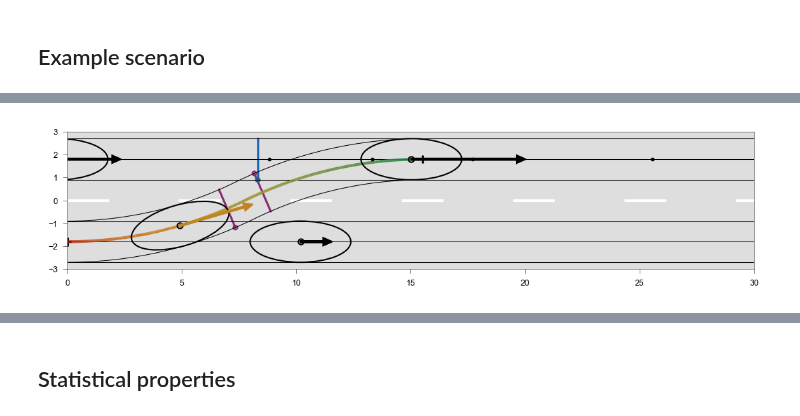
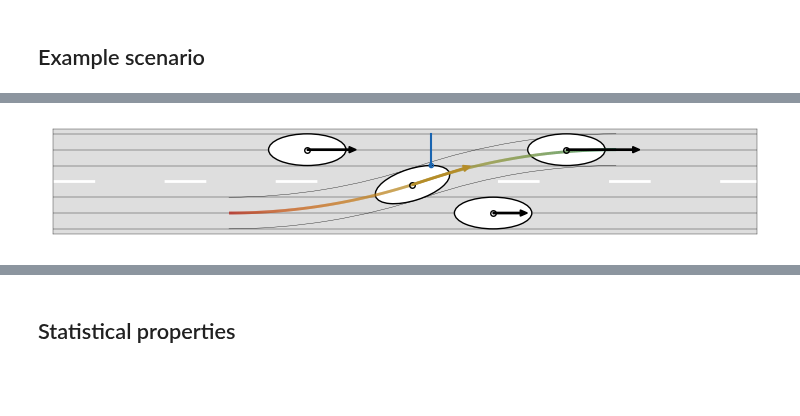
Before and after one commit to EPFL-ENAC/LUTS-pneuma-simulator, a Jupyter notebook: notebooks/discrete.ipynb, the cells around one changed output, grey strips where cells are left out. Saved outputs shown, nothing was run; the diff lists cells and outputs as text; code cells hidden in the pictures; blank space fills up the shorter version.

```diff
--- a/notebooks/discrete.ipynb
+++ b/notebooks/discrete.ipynb
@@ -819,8 +759,6 @@ def find_critical_phi(
     except Exception:
         return None, None, None, None, None, None
 # %%
-seed = 10
-rng = default_rng(seed)
 LC = False
 phi_c, Dt_c, Dt_f_min, Dt_f_max, Dt_ell_min, Dt_ell_max = find_critical_phi(
     s_check_ell_hat, s_check_f, v_check, v_ell_hat, v_f, lam, v0, s0, lam_f, v0_f, s0_f,phi_min, phi_max
@@ -851,7 +789,7 @@ else:
     # Time duration of maneuver
     if Dt_ell < Dt_max:
         if Dt_ell < Dt_f:
-            Dt = (Dt_ell + min(Dt_max, Dt_f)) / 2#rng.uniform(low=Dt_ell, high=min(Dt_max, Dt_f))
+            Dt = Dt_ell
         else:
             Dt = (Dt_ell + Dt_f) / 2
         # terminal x position
@@ -994,13 +953,16 @@ v_t, theta_t, x_t, y_t = flow_branch_generic(v_check, 0, x_check, y_check, a, R,
 v_star, theta_star_eval, x_star, _ = flow_branch_generic(v_check, 0.0, x_check, y_check, a, R, t_star, -sign(y_check))
 # %%
 %matplotlib inline
+moment = t_2_hat
 if LC:
     # --- Figure setup ---
-    fig, ax = plt.subplots(figsize=(18*cm, 5*cm), dpi=150)
+
     ymin, ymax = -3, 3
+    fig, ax = plt.subplots(figsize=(18*cm, 3*cm))
     ax.set_aspect("equal")
-    ax.set_xlim(0, 30)
-    ax.set_xticks(arange(0, 35, 5))
+    ax.set_xlim(-10, 30)
+    ax.set_xticks([])
+    ax.set_yticks([])
     plt.ylim(ymin, ymax)
     fig.tight_layout(pad=0)
     fig.canvas.header_visible = False
@@ -1009,7 +971,7 @@ if LC:
     ax.axhspan(ymin, ymax, facecolor=grey, zorder=-10)
     ax.axhline(0, color="w", lw=2, ls=(0, (15, 25)), zorder=0)
     for ypos in (-W/2 - w, -W/2, -W/2 + w, W/2 - w, W/2, W/2 + w):
-        ax.axhline(ypos, color="k", lw=0.5, ls="-", zorder=1)
+        ax.axhline(ypos, color="k", lw=0.25, ls="-", zorder=0)
 
     # --- Arcs ---
     if y_check > 0:
@@ -1020,29 +982,24 @@ if LC:
         theta21, theta22 = 90, 90 + degrees(phi_star)
 
     r_min, r_max = R - w, R + w
-    arc_params = dict(zorder=100, color='k', lw=0.5)
+    arc_params = dict(zorder=0, color='k', lw=0.25)
     ax.add_patch(Arc((x_check, y_0), r_min*2, r_min*2, theta1=theta11, theta2=theta12, **arc_params))
     ax.add_patch(Arc((x_check, y_0), r_max*2, r_max*2, theta1=theta11, theta2=theta12, **arc_params))
     ax.add_patch(Arc((x_hat, -y_0), r_min*2, r_min*2, theta1=theta21, theta2=theta22, **arc_params))
     ax.add_patch(Arc((x_hat, -y_0), r_max*2, r_max*2, theta1=theta21, theta2=theta22, **arc_params))
 
     # --- Markers ---
-    ax.scatter([x_check, x_hat], [y_check, y_hat], marker="+", ec="k", fc="none", zorder=1)
+    #ax.scatter([x_check, x_hat], [y_check, y_hat], marker="+", ec="k", fc="none", zorder=1)
 
     # --- Trajectory line ---
-    colored_line(x_arr, y_arr, v_arr, ax=ax, zorder=1, cmap=cmap, lw=2, clip_on=False)
-
-    # --- Terminal markers ---
-    for pos in [x_f + v_f*Dt + s, x_f + v_f*Dt + s + vo(v_f, lam_f, v0_f, s0_f),
-                x_hat + s, x_hat + s + vo(v_hat, lam, v0, s0)]:
-        ax.scatter(pos, y_hat, zorder=1, c='k', s=3)
+    colored_line(x_arr, y_arr, v_arr, ax=ax, zorder=1,cmap=cmap, lw=2, clip_on=False)
 
     # --- Ellipses ---
     ellipses = [
-        Ellipse((x_check, y_check), 2*s, 2*w, angle=0, ec="k", fc='none'),
-        Ellipse((x_f, -y_check), 2*s, 2*w, angle=0, ec="k", fc='none'),
-        Ellipse((x_check_ell_hat, -y_check), 2*s, 2*w, angle=0, ec="k", fc='none'),
-        Ellipse((x_check_ell_check, y_check), 2*s, 2*w, angle=0, ec="k", fc='none')
+        Ellipse((x_check, y_check), 2*s, 2*w, angle=0, ec="k", fc='w', zorder=0),
+        Ellipse((x_f, -y_check), 2*s, 2*w, angle=0, ec="k", fc='w', zorder=0),
+        Ellipse((x_check_ell_hat, -y_check), 2*s, 2*w, angle=0, ec="k", fc='w', zorder=0),
+        Ellipse((x_check_ell_check, y_check), 2*s, 2*w, angle=0, ec="k", fc='w', zorder=0)
     ]
     for e in ellipses:
         ax.add_patch(e)
@@ -1058,21 +1015,28 @@ if LC:
     cmap_obj = get_cmap(cmap)
 
     # --- Detectors ---
-    plt.scatter(x_hat - p + x_p, y_hat + sign(y_check)*y_p, ec=dark_purple, fc="none", marker=".", zorder=0)
-    plt.scatter(x_check + p - x_p, -y_hat - sign(y_check)* y_p, ec=dark_purple, fc="none", marker=".", zorder=0)
-    plt.plot((x_hat - p + x_p, offset_x_hat), (y_hat + sign(y_check)*y_p, offset_y_hat),
-            c=dark_purple, ls='-', lw=1.5, zorder=0)
-    plt.plot(
-        (x_check + p - x_p, offset_x_check),
-        (-y_hat - sign(y_check)* y_p, offset_y_check),
-        c=dark_purple,
-        ls='-',
-        lw=1.5,
-        zorder=0,
-    )
-    plt.scatter(x_imath + x_psi, y_imath + y_psi, ec=dark_blue, fc="none", marker=".", zorder=0)
-    plt.plot((x_imath + x_psi, x_imath + x_psi), (sign(y_hat)*w, sign(y_hat)*3*w),
-            c=dark_blue, ls='-', lw=1.5, zorder=0)
+    show_detectors = 'up'
+    # Upper detector
+    if moment in [t_1_ell_hat, t_2_hat]:
+        plt.scatter(x_imath + x_psi, y_imath + y_psi, ec=dark_blue, fc="none", marker=".", zorder=0)
+        plt.plot((x_imath + x_psi, x_imath + x_psi), (sign(y_hat)*w, sign(y_hat)*3*w),
+                c=dark_blue, ls='-', lw=1.5, zorder=0)
+    # Mid detector
+    if moment in [t_1, t_2f]:
+        plt.scatter(x_hat - p + x_p, y_hat + sign(y_check)*y_p, ec=dark_blue, fc="none", marker=".", zorder=0)
+        plt.plot((x_hat - p + x_p, offset_x_hat), (y_hat + sign(y_check)*y_p, offset_y_hat),
+                c=dark_blue, ls='-', lw=1.5, zorder=0)
+    # Lower detector
+    if moment in [t_1_ell_check, t_2_check]:
+        plt.scatter(x_check + p - x_p, -y_hat - sign(y_check)* y_p, ec=dark_blue, fc="none", marker=".", zorder=0)
+        plt.plot(
+            (x_check + p - x_p, offset_x_check),
+            (-y_hat - sign(y_check)* y_p, offset_y_check),
+            c=dark_blue,
+            ls='-',
+            lw=1.5,
+            zorder=0,
+        )
 
     # --- Initialize arrows as None (all same style in update) ---
     vel_arrow = None       # main ellipse
@@ -1084,7 +1048,7 @@ if LC:
 
     # --- Update function ---
     def update(t=0):
-        global vel_arrow, ell_hat_arrow, ell_check_arrow, follower_arrow
+        #global vel_arrow, ell_hat_arrow, ell_check_arrow, follower_arrow
         # Exact flow evaluation
         if t<=t_star:
             v_t, theta_t, ell_x, ell_y = flow_branch_generic(v_check, 0, x_check, y_check, a, R, t, -sign(y_check))
@@ -1105,36 +1069,44 @@ if LC:
         ell_check_center.set_data(x_check_ell_check + v_ell_check*t, y_check)
 
         # Main colored arrow
         dx, dy = v_t*cos(deg2rad(ell_angle)), v_t*sin(deg2rad(ell_angle))
         vel_arrow = FancyArrow(ell_x, ell_y, dx, dy,
                             width=0.075, head_width=0.35, head_length=0.4,
                             fc=cmap_obj(norm(v_t)), ec=cmap_obj(norm(v_t)),
                             zorder=200, length_includes_head=True)
         ax.add_patch(vel_arrow)
 
         # Black arrows for constant-speed vehicles
         ell_hat_arrow = FancyArrow(x_check_ell_hat + v_ell_hat*t, -y_check, v_ell_hat, 0,
                                 width=0.075, head_width=0.35, head_length=0.4,
                                 fc='k', ec='k', zorder=200, length_includes_head=True)
         ell_check_arrow = FancyArrow(x_check_ell_check + v_ell_check*t, y_check, v_ell_check, 0,
                                 width=0.075, head_width=0.35, head_length=0.4,
                                 fc='k', ec='k', zorder=200, length_includes_head=True)
         follower_arrow = FancyArrow(x_f + v_f*t, -y_check, v_f, 0,
                                     width=0.075, head_width=0.35, head_length=0.4,
                                     fc='k', ec='k', zorder=200, length_includes_head=True)
         ax.add_patch(ell_hat_arrow)
         ax.add_patch(ell_check_arrow)
         ax.add_patch(follower_arrow)
 
-        fig.canvas.draw_idle()
+        #fig.canvas.draw_idle()
 
 
 
     # --- Draw initial frame ---
-    update(t_2_check)
+    update(moment)
+    fig.tight_layout(pad=0)
+    plt.savefig(
+        f"./output/sketches/lc_{round(moment,2)}.pdf",
+        format="pdf",
+        transparent=True,
+        bbox_inches="tight",
+        pad_inches=0.01,
+    )
     plt.show()
 # %% [output]
-[figure, old version]
+[figure, new version]
 # %%
 %matplotlib widget
 if LC:
```
Also changed, not shown: parts of 18 cells of this notebook.
